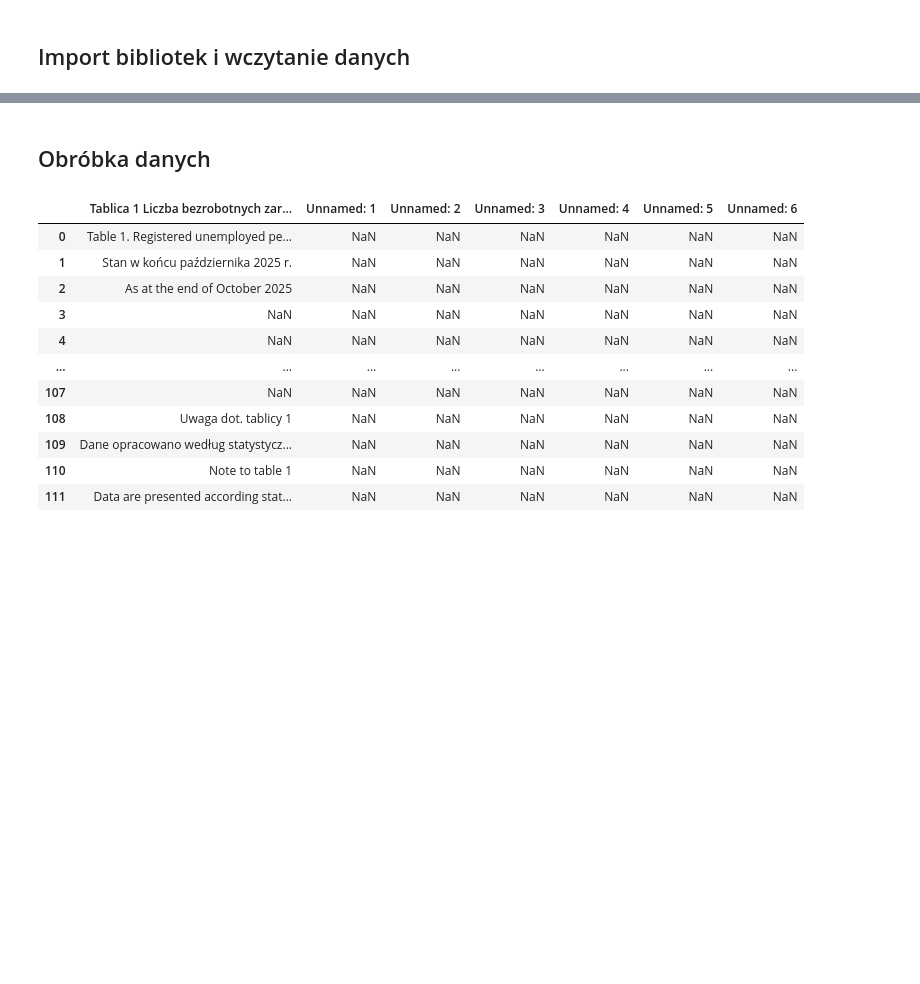
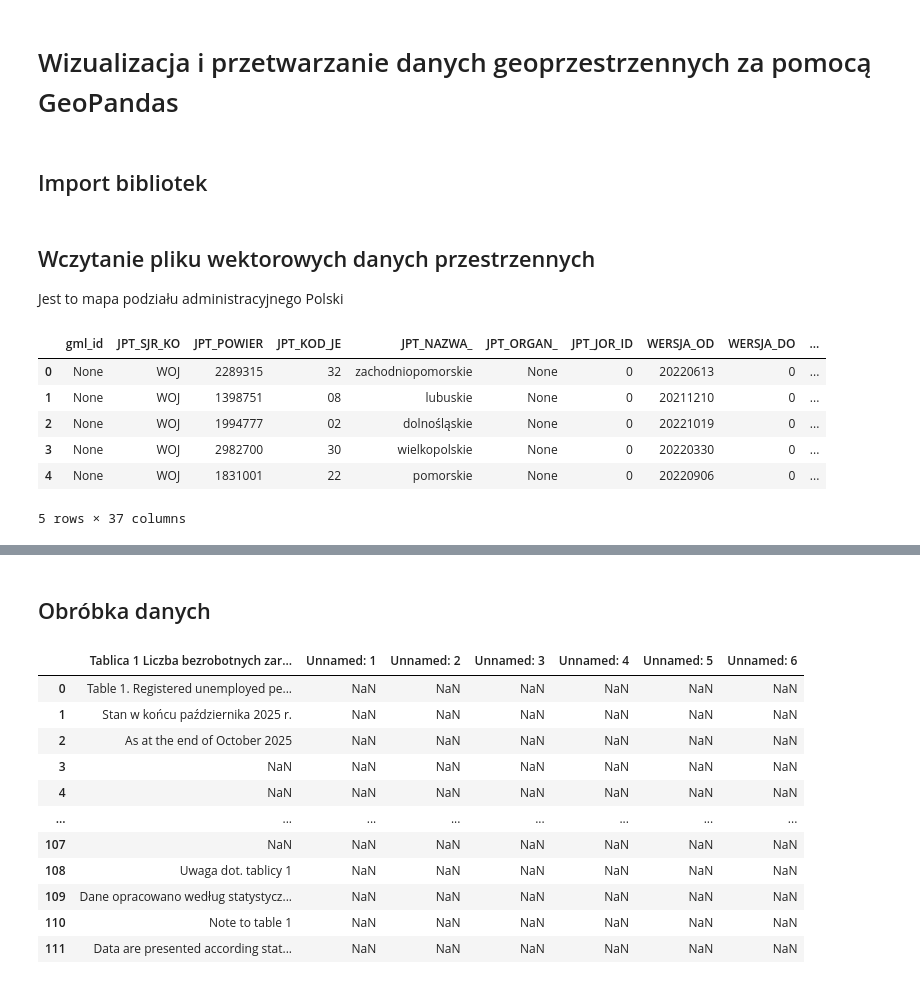
Before and after one commit to RdzaMnieBierze/Polska_Geopandas, a Jupyter notebook: Bezrobocie.ipynb, the cells around one changed output, grey strips where cells are left out. Cells and saved outputs as stored; diff of their text form; code cells hidden in the pictures; blank space fills up the shorter version.

```diff
--- a/Bezrobocie.ipynb
+++ b/Bezrobocie.ipynb
@@ -1,5 +1,7 @@
+# %% [markdown]
+# Wizualizacja i przetwarzanie danych geoprzestrzennych za pomocą GeoPandas
 # %% [markdown]
-## Import bibliotek i wczytanie danych
+## Import bibliotek
 # %%
 import geopandas
 import pandas as pd
@@ -8,2 +11,14 @@ import contextily as ctx
+# %% [markdown]
+## Wczytanie pliku wektorowych danych przestrzennych
+Jest to mapa podziału administracyjnego Polski
 # %%
 mapa = geopandas.read_file('data/wojewodztwa.shp', encoding='utf-8')
+mapa.head()
+# %% [output]
+|  | gml_id | JPT_SJR_KO | JPT_POWIER | JPT_KOD_JE | JPT_NAZWA_ | JPT_ORGAN_ | JPT_JOR_ID | WERSJA_OD | WERSJA_DO | ... |
+| 0 | None | WOJ | 2289315 | 32 | zachodniopomorskie | None | 0 | 20220613 | 0 | ... |
+| 1 | None | WOJ | 1398751 | 08 | lubuskie | None | 0 | 20211210 | 0 | ... |
+| 2 | None | WOJ | 1994777 | 02 | dolnośląskie | None | 0 | 20221019 | 0 | ... |
+| 3 | None | WOJ | 2982700 | 30 | wielkopolskie | None | 0 | 20220330 | 0 | ... |
+| 4 | None | WOJ | 1831001 | 22 | pomorskie | None | 0 | 20220906 | 0 | ... |
+5 rows × 37 columns
```
Also changed, not shown: parts of 15 cells of this notebook.
